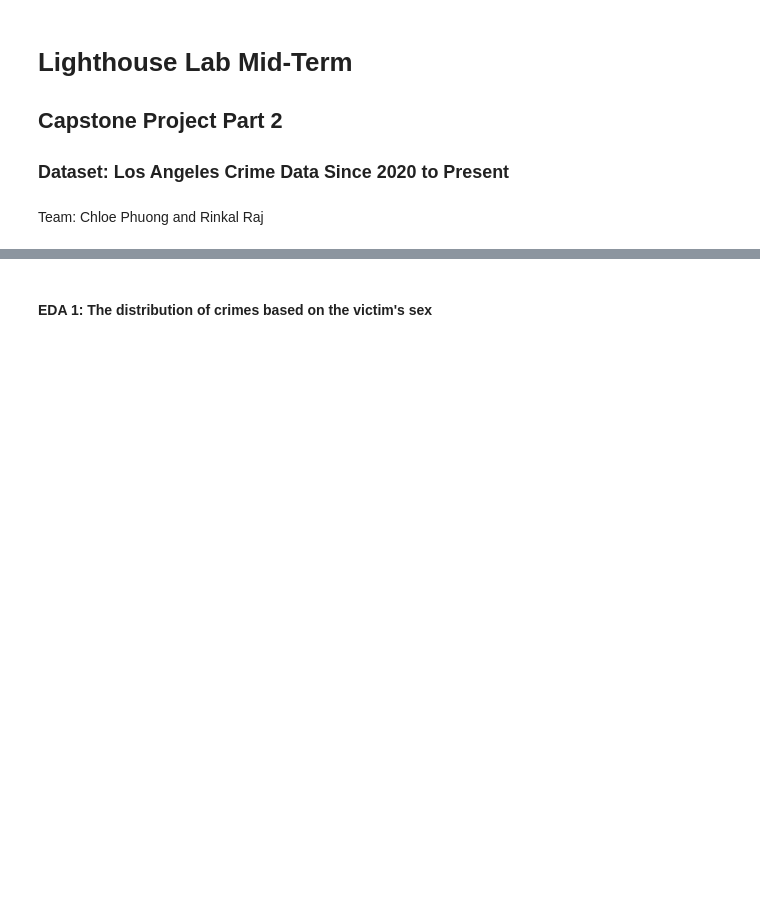
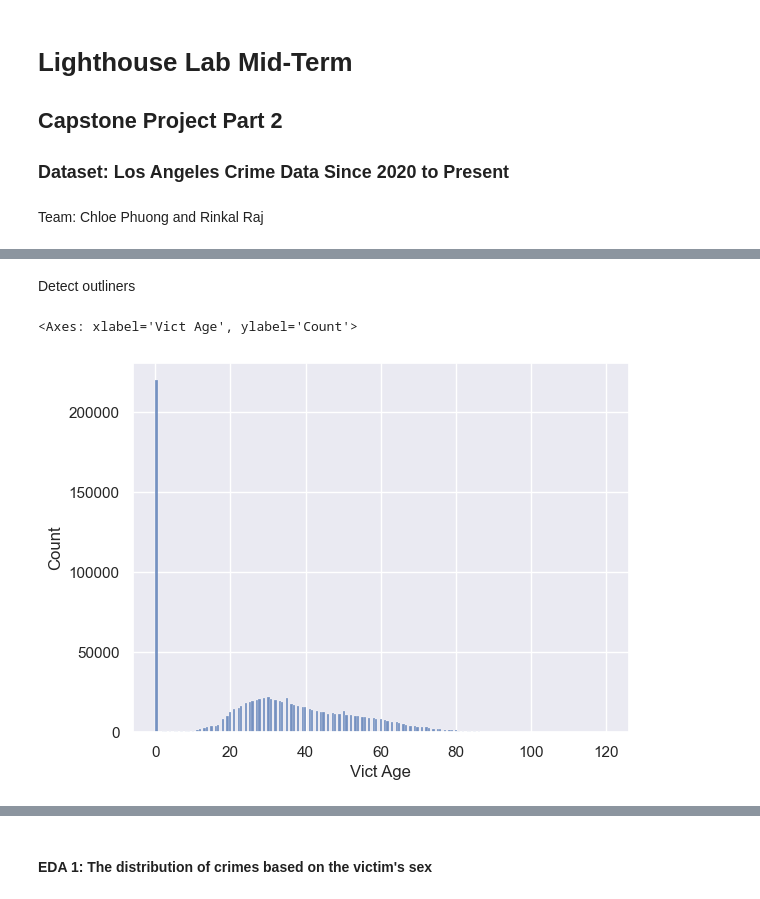
Before and after one commit to chloephuong/LHL-Midterm-Capstone-Project, a Jupyter notebook: Capstone-Project-Part2-DataVisualization.ipynb, the cells around one changed output, grey strips where cells are left out. Saved outputs shown, nothing was run; the diff lists cells and outputs as text; code cells hidden in the pictures; blank space fills up the shorter version.

```diff
--- a/Capstone-Project-Part2-DataVisualization.ipynb
+++ b/Capstone-Project-Part2-DataVisualization.ipynb
@@ -66,0 +67,7 @@ df.describe()
+# %% [markdown]
+Detect outliners
+# %%
+sns.histplot(x=df['Vict Age'])
+# %% [output]
+<Axes: xlabel='Vict Age', ylabel='Count'>
+[figure, added]
```
Also changed, not shown: parts of 6 cells of this notebook.
